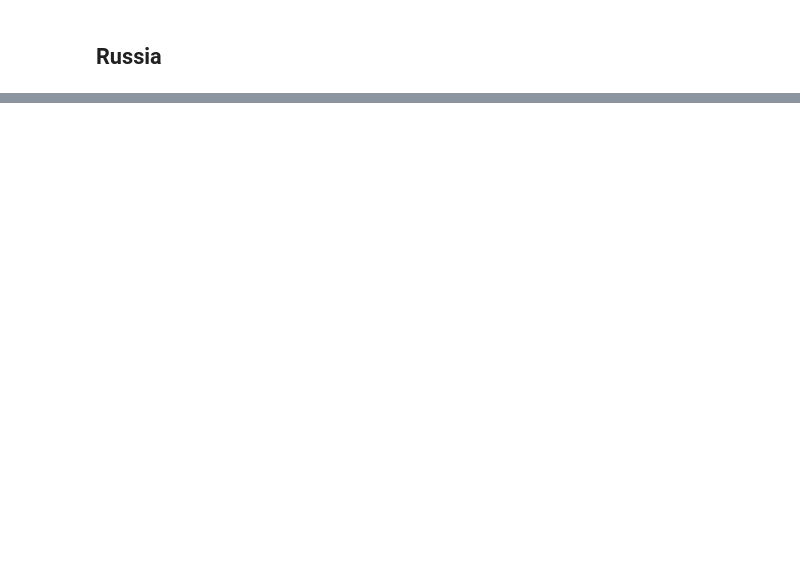
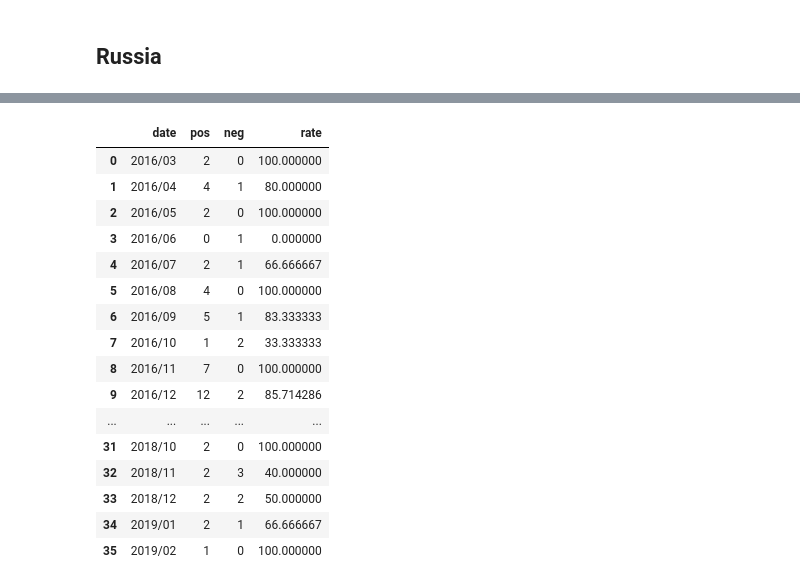
Before and after one commit to Jtrue27/Fintech-TM-ML, a Jupyter notebook: emotion/predict_new.ipynb, the cells around one changed output, grey strips where cells are left out. Cells and saved outputs as stored; diff of their text form; code cells hidden in the pictures; blank space fills up the shorter version.

```diff
--- a/emotion/predict_new.ipynb
+++ b/emotion/predict_new.ipynb
@@ -222,0 +288,21 @@ russia_df
+# %%
+russia_df=get_percentage(russia_df)
+russia_df
+# %% [output]
+|  | date | pos | neg | rate |
+| 0 | 2016/03 | 2 | 0 | 100.000000 |
+| 1 | 2016/04 | 4 | 1 | 80.000000 |
+| 2 | 2016/05 | 2 | 0 | 100.000000 |
+| 3 | 2016/06 | 0 | 1 | 0.000000 |
+| 4 | 2016/07 | 2 | 1 | 66.666667 |
+| 5 | 2016/08 | 4 | 0 | 100.000000 |
+| 6 | 2016/09 | 5 | 1 | 83.333333 |
+| 7 | 2016/10 | 1 | 2 | 33.333333 |
+| 8 | 2016/11 | 7 | 0 | 100.000000 |
+| 9 | 2016/12 | 12 | 2 | 85.714286 |
+| ... | ... | ... | ... | ... |
+| 31 | 2018/10 | 2 | 0 | 100.000000 |
+| 32 | 2018/11 | 2 | 3 | 40.000000 |
+| 33 | 2018/12 | 2 | 2 | 50.000000 |
+| 34 | 2019/01 | 2 | 1 | 66.666667 |
+| 35 | 2019/02 | 1 | 0 | 100.000000 |
```
Also changed, not shown: parts of 9 cells of this notebook, 7 other files.
